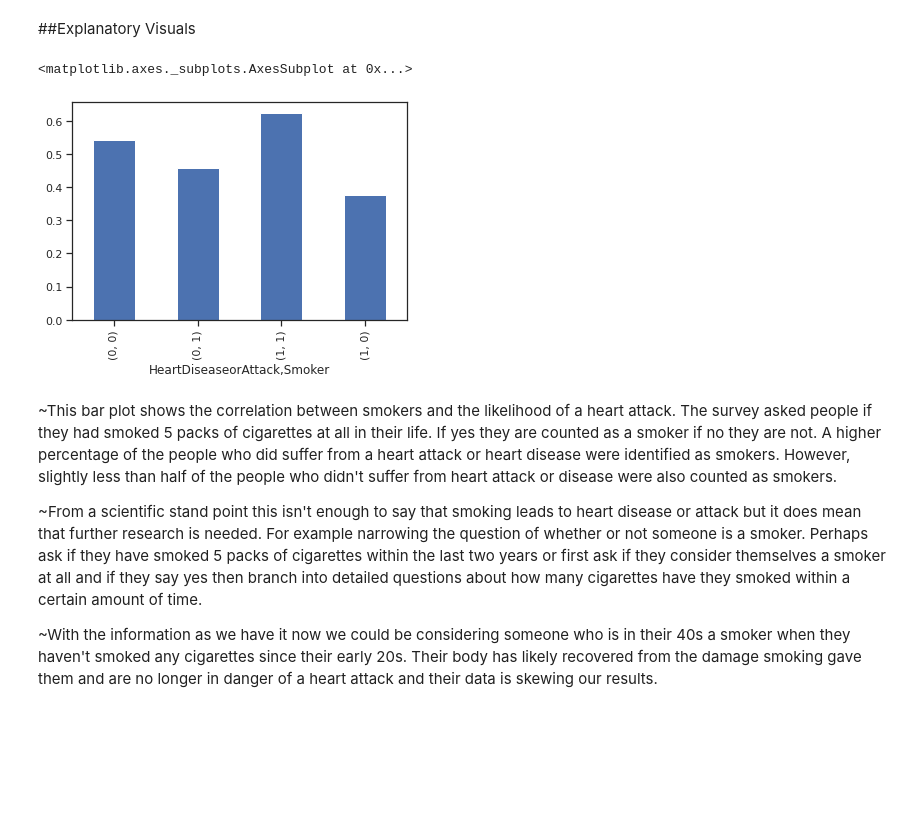
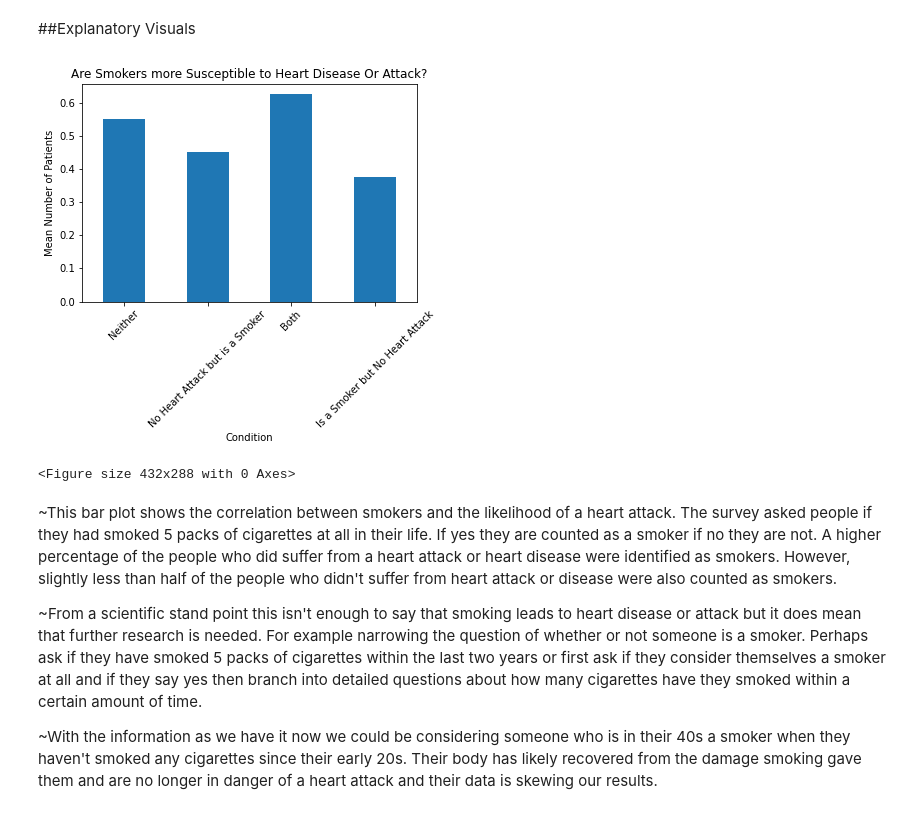
Before and after one commit to meburns2011/Heart-Disease-Predictor, a Jupyter notebook: Heart_Disease_Predictor.ipynb, the cells around one changed output. Saved outputs shown, nothing was run; the diff lists cells and outputs as text; code cells hidden in the pictures; blank space fills up the shorter version.

```diff
--- a/Heart_Disease_Predictor.ipynb
+++ b/Heart_Disease_Predictor.ipynb
@@ -416,11 +417,17 @@ most patients were at least in their 60s.
 ##Explanatory Visuals
 # %%
 smoker_heart=df.groupby(['HeartDiseaseorAttack'])['Smoker'].value_counts(normalize=True)
-# %%
-smoker_heart.plot.bar()
-# %% [output]
-<matplotlib.axes._subplots.AxesSubplot at 0x...>
-[figure, removed]
+# %%
+smoker_heart.plot.bar()
+plt.xticks([0,1,2,3],['Neither', 'No Heart Attack but is a Smoker', 'Both', 'Is a Smoker but No Heart Attack'], rotation=45)
+plt.xlabel('Condition')
+plt.ylabel('Mean Number of Patients')
+plt.title('Are Smokers more Susceptible to Heart Disease Or Attack?')
+plt.show()
+plt.savefig('Are Smokers more Susceptible to Heart Disease Or Attack?', dpi = 300)
+# %% [output]
+[figure, added]
+<Figure size 432x288 with 0 Axes>
 # %% [markdown]
 ~This bar plot shows the correlation between smokers and the likelihood of a heart attack. The survey asked people if they had smoked 5 packs of cigarettes at all in their life. If yes they are counted as a smoker if no they are not. A higher percentage of the people who did suffer from a heart attack or heart disease were identified as smokers. However, slightly less than half of the people who didn't suffer from heart attack or disease were also counted as smokers.
 
```
Also changed, not shown: parts of 36 cells of this notebook.
